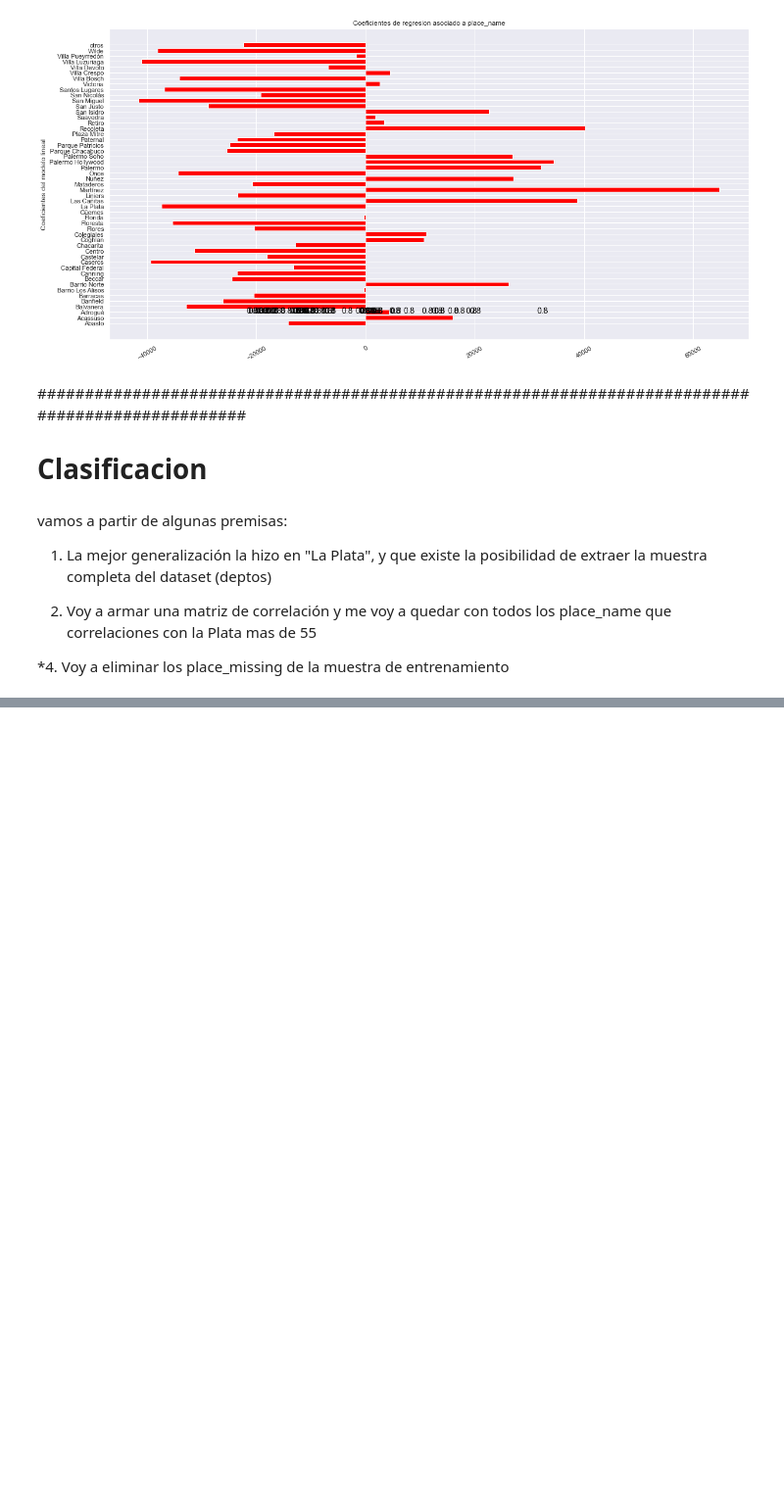
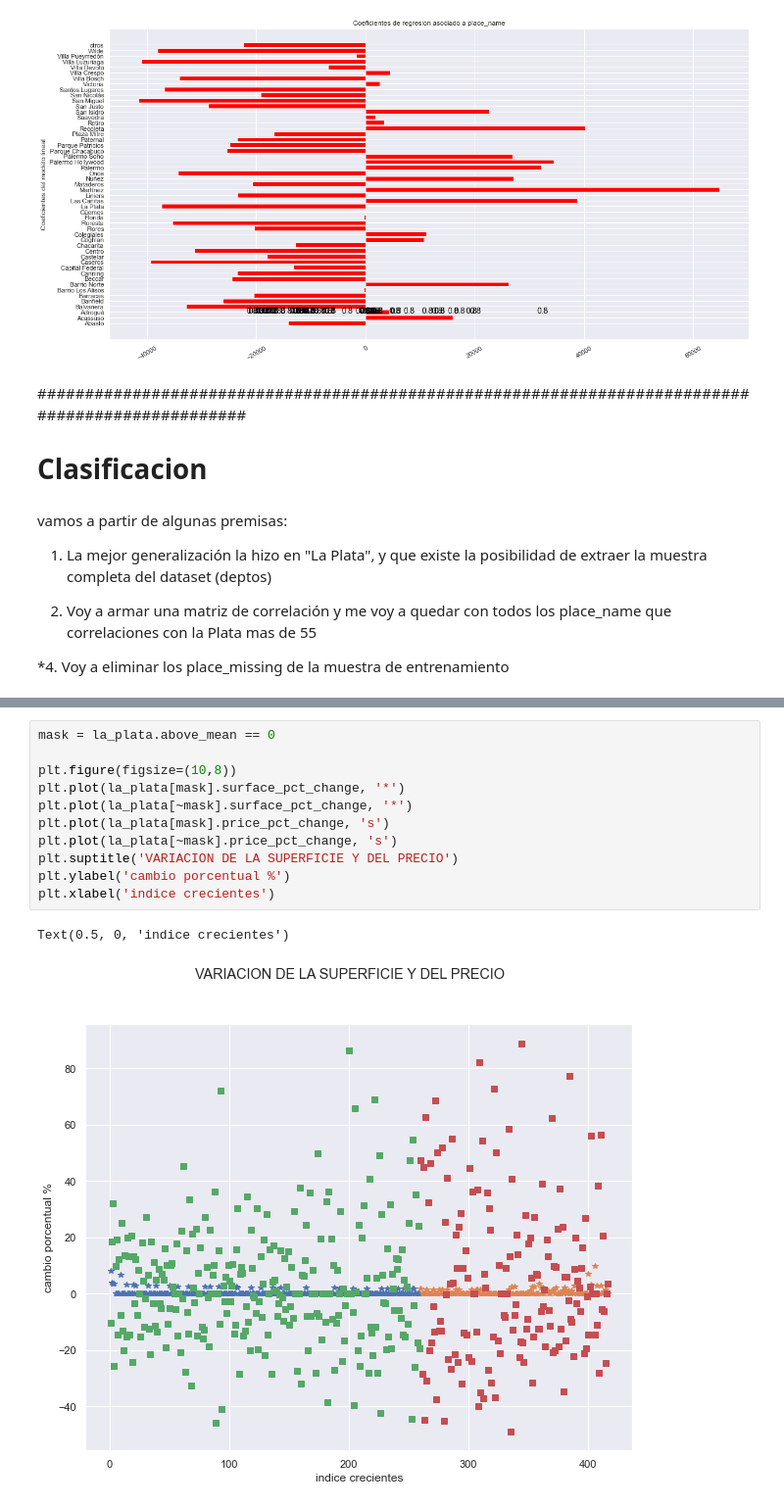
Before and after one commit to grupo4dhds/grupo4_git, a Jupyter notebook: workshop2_G4_ml.ipynb, the cells around one changed output, grey strips where cells are left out. Shown: that part at 98% size. Cells and saved outputs as stored; diff of their text form; blank space fills up the shorter version.

```diff
--- a/workshop2_G4_ml.ipynb
+++ b/workshop2_G4_ml.ipynb
@@ -1385,0 +1416,14 @@ data
+# %%
+mask = la_plata.above_mean == 0
+
+plt.figure(figsize=(10,8))
+plt.plot(la_plata[mask].surface_pct_change, '*')
+plt.plot(la_plata[~mask].surface_pct_change, '*')
+plt.plot(la_plata[mask].price_pct_change, 's')
+plt.plot(la_plata[~mask].price_pct_change, 's')
+plt.suptitle('VARIACION DE LA SUPERFICIE Y DEL PRECIO')
+plt.ylabel('cambio porcentual %')
+plt.xlabel('indice crecientes')
+# %% [output]
+Text(0.5, 0, 'indice crecientes')
+[figure, added]
```
Also changed, not shown: parts of 15 cells of this notebook.
